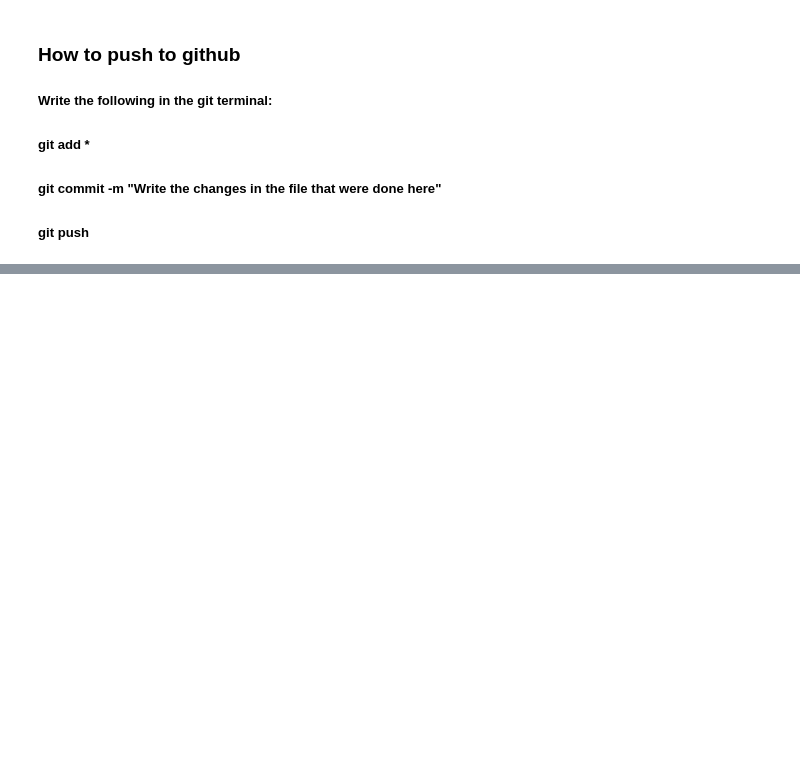
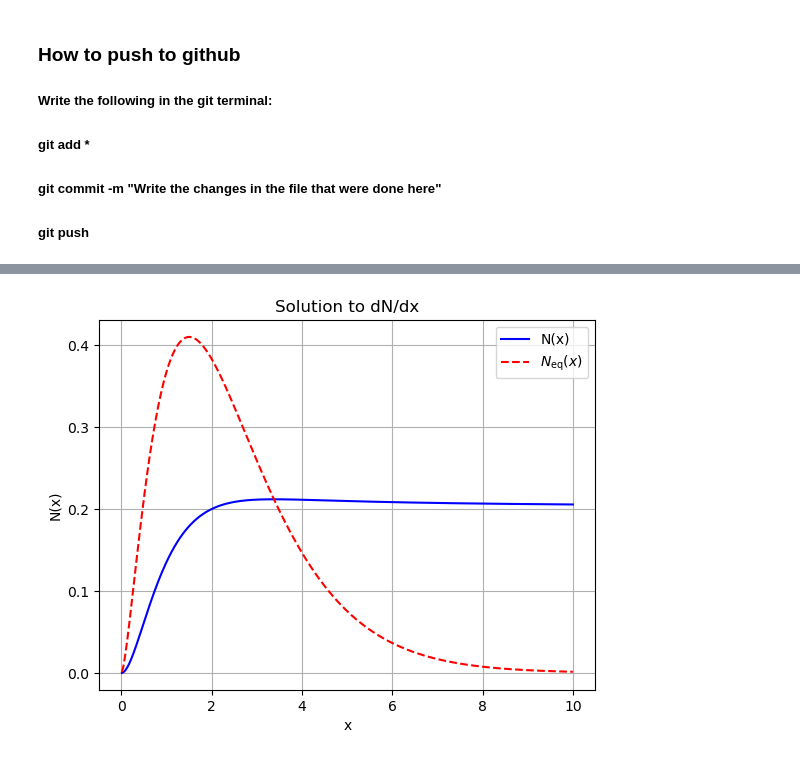
Before and after one commit to IgalPress/Thesis, a Jupyter notebook: FreezeOutCode.ipynb, the cells around one changed output, grey strips where cells are left out. Cells and saved outputs as stored; diff of their text form; code cells hidden in the pictures; blank space fills up the shorter version.

```diff
--- a/FreezeOutCode.ipynb
+++ b/FreezeOutCode.ipynb
@@ -64,0 +69,41 @@ Frozen-out Y(x) for TestBaryon = 20584669189511.45
+# %%
+import numpy as np
+import matplotlib.pyplot as plt
+from scipy.integrate import solve_ivp
+
+# Define the equilibrium function N_eq(x)
+def N_eq(x):
+    return x**(3/2) * np.exp(-x)
+
+# Define the differential equation dN/dx
+def dNdx(x, N, Lambda):
+    Neq = N_eq(x)
+    return (-Lambda / x**2) * (N**2 - Neq**2)
+
+# Solver function
+def solve_N(Lambda, x_min=0.01, x_max=10, N0=1e-5, num_points=500):
+    x_eval = np.linspace(x_min, x_max, num_points)  # Array of x values
+    x_span = (x_min, x_max)  # Range of x values
+
+    # Solve the ODE
+    solution = solve_ivp(
+        dNdx, x_span, [N0], args=(Lambda,), t_eval=x_eval, method="RK45", rtol=1e-6, atol=1e-9
+    )
+
+    return solution.t, solution.y[0]
+
+# Example usage
+Lambda_example = 1.0  # Example Lambda value
+x_values, N_values = solve_N(Lambda_example)
+
+# Plot results
+plt.plot(x_values, N_values, label="N(x)", color="blue")
+plt.plot(x_values, N_eq(x_values), label=r"$N_{\text{eq}}(x)$", linestyle="dashed", color="red")
+plt.xlabel("x")
+plt.ylabel("N(x)")
+plt.title("Solution to dN/dx")
+plt.legend()
+plt.grid()
+plt.show()
+# %% [output]
+[figure, added]
```
Also changed, not shown: parts of 4 cells of this notebook, 3 other files.
